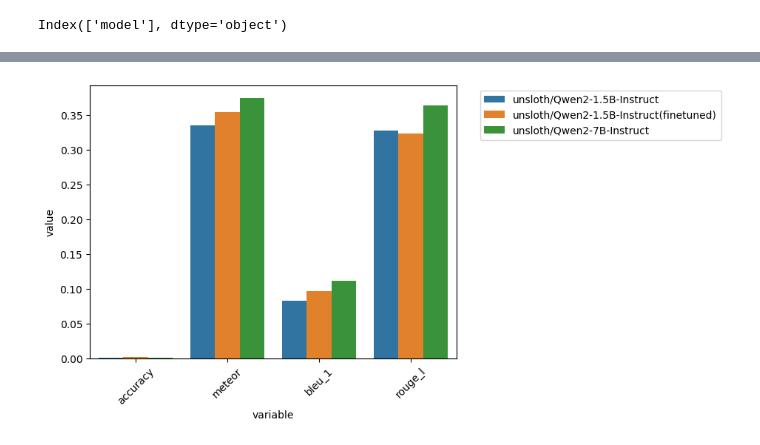
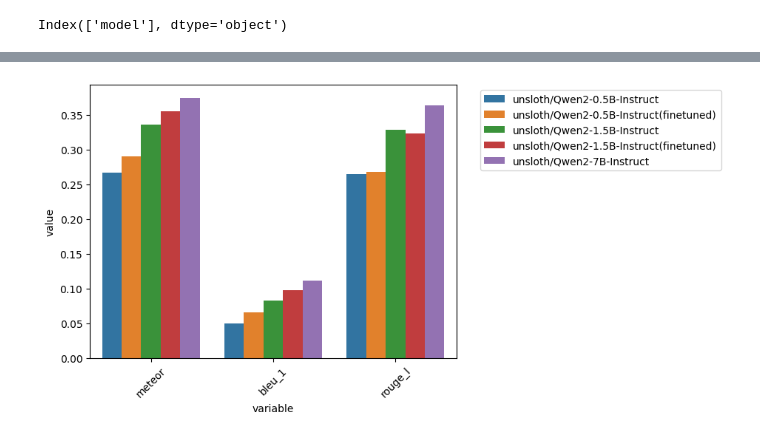
Before and after one commit to smu-ai/novel-translation, a Jupyter notebook: notebooks/00_Data Analysis.ipynb, the cells around one changed output, grey strips where cells are left out. Cells and saved outputs as stored; diff of their text form; code cells hidden in the pictures.

```diff
--- a/notebooks/00_Data Analysis.ipynb
+++ b/notebooks/00_Data Analysis.ipynb
@@ -89,6 +89,6 @@ Index(['index', 'chinese', 'english', 'unsloth/Qwen2-0.5B-Instruct(finetuned)',
       dtype='object')
 # %%
-metrics_df = pd.DataFrame(df.columns.T)[4:]
+metrics_df = pd.DataFrame(df.columns.T)[2:]
 # metrics_df.reset_index(inplace=True)
 metrics_df
 # %% [output]
@@ -126,7 +132,7 @@ meteor = []
 bleu_1 = []
 rouge_l = []
 all_metrics = []
-for col in df.columns[4:]:
+for col in df.columns[2:]:
     metrics = calc_metrics(df["english"], df[col], debug=True)
     print(f"{col}: {metrics}")
 
@@ -193,20 +197,20 @@ plt.show()
 # %%
 import pandas as pd
 import seaborn as sns
 import matplotlib.pyplot as plt
 
 # Assuming `df` is your DataFrame and 'model', 'accuracy', 'meteor', 'bleu_1', 'rouge_l' are columns in `df`
 df_melted = pd.melt(
-    metrics_df, id_vars="model", value_vars=["accuracy", "meteor", "bleu_1", "rouge_l"]
+    metrics_df, id_vars="model", value_vars=["meteor", "bleu_1", "rouge_l"]
 )
 
 sns.barplot(x="variable", y="value", hue="model", data=df_melted)
 
 plt.xticks(rotation=45)  # Rotate labels by 45 degrees
 
 # Move the legend to an empty part of the plot
 plt.legend(bbox_to_anchor=(1.05, 1), loc="upper left")
 
 plt.show()
 # %% [output]
-[figure, old version]
+[figure, new version]
```
Also changed, not shown: parts of 11 cells of this notebook, 4 other files.
